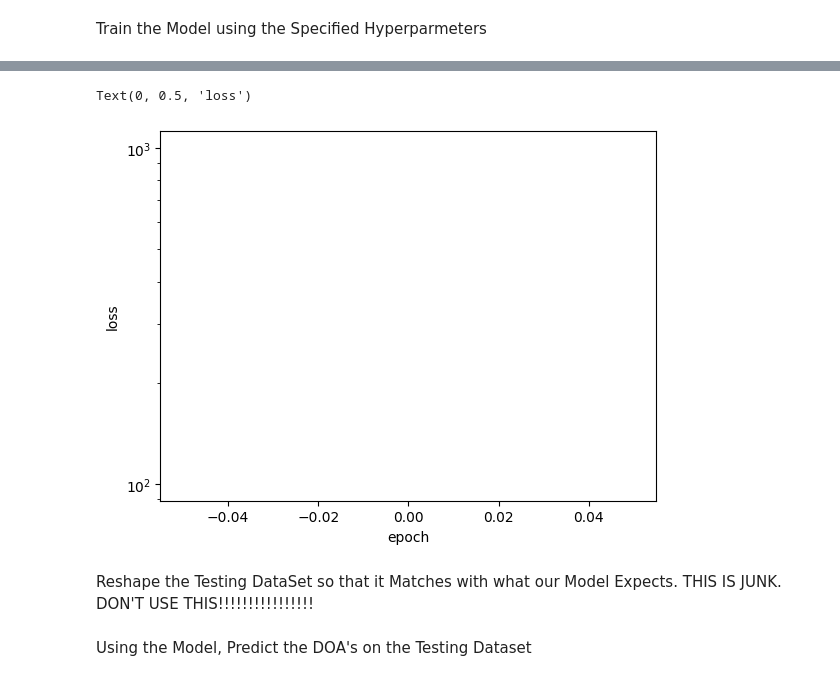
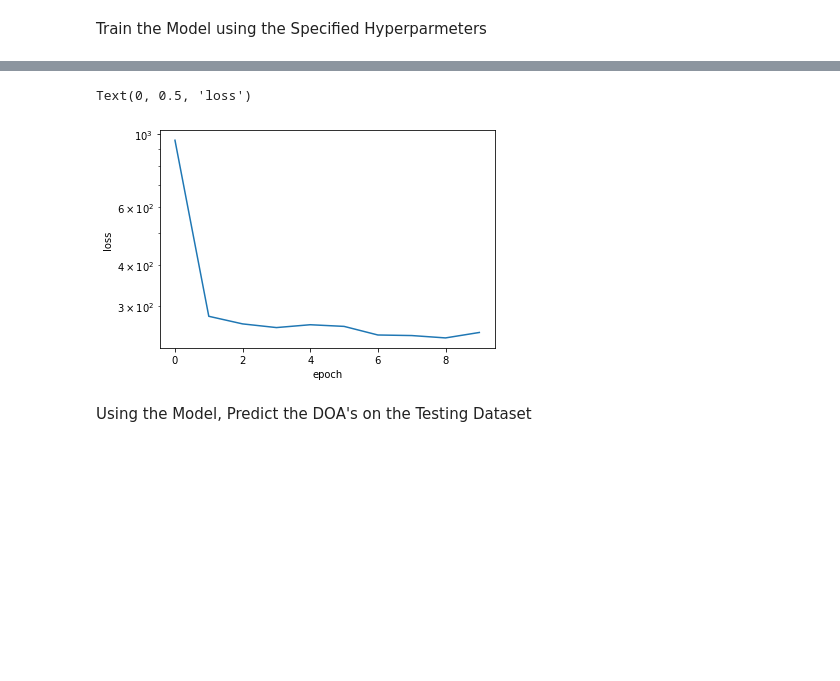
Before and after one commit to mbisbano1/MLDOA_ET, a Jupyter notebook: ML Code/SeniorDesignCode-Daniel.ipynb, the cells around one changed output, grey strips where cells are left out. Drawn from its saved outputs; the diff is of its cells as text; code cells hidden in the pictures; blank space fills up the shorter version.

```diff
--- a/ML Code/SeniorDesignCode-Daniel.ipynb
+++ b/ML Code/SeniorDesignCode-Daniel.ipynb
@@ -27,8 +27,8 @@ from keras.models import load_model
 Import the CSV Training and Testing Data Sets
 # %%
 # Import the csv's (IMPORTANT: You need at least 16 Gb of RAM to proceed)
-train=pd.read_csv(r'C:\Users\Daniel\OneDrive - University of Massachusetts Dartmouth\ECE457_Senior_Design_ECE5\CSV_Files\PortTraining_1404_002_FINAL.csv')
-test=pd.read_csv(r'C:\Users\Daniel\OneDrive - University of Massachusetts Dartmouth\ECE457_Senior_Design_ECE5\CSV_Files\StbdTesting_1404_002_FINAL.csv')
+train=pd.read_csv(r'C:\Users\rferr\University of Massachusetts Dartmouth\Michael R Bisbano - ECE457_Senior_Design\CSV_Files\PortTraining_1404_002_FINAL.csv')
+test=pd.read_csv(r'C:\Users\rferr\University of Massachusetts Dartmouth\Michael R Bisbano - ECE457_Senior_Design\CSV_Files\StbdTesting_1404_002_FINAL.csv')
 # %%
 train
 # %% [output]
@@ -228,7 +228,7 @@ targets=y_train_scale # time steps in the data (don't need)
 sequence_length=10 # window length
 sequence_stride=1# period between successive output sequences
 sampling_rate=1 # period between successive individual timesteps     within sequences
-batch_size=1 # number of time series samples in each batch
+batch_size=32 # number of time series samples in each batch
 shuffle=False #shuffle the data before making the windows
 seed=None # is related to shuffle
 start_index=None # is related to shuffle
@@ -322,19 +340,29 @@ Non-trainable params: 0
 _________________________________________________________________
 # %% [markdown]
 Train the Model using the Specified Hyperparmeters
+# %%
+def scheduler(epoch,lr):
+    if epoch>=1:
+        return lr
+    elif epoch>=2 | epoch<=4:
+        return lr/1.75
+    else:
+        return lr * tf.math.exp(-.6)
 # %%
 #Now it is time to train the model
-opt=tf.keras.optimizers.Adam(learning_rate=0.001)#,decay=1e-5)
-model.compile(loss='mse', optimizer=opt)
+opt=tf.keras.optimizers.Adam(learning_rate=.0001)#,decay=.97)
+model.compile(loss='mean_squared_error', optimizer=opt)#metrics=['mean_squared_error','binary_crossentropy'])
+
+callback = tf.keras.callbacks.LearningRateScheduler(scheduler)
 
 # Allow for early stopping so that the model does not overfit the training dataset
 es= EarlyStopping(monitor='loss', mode='min',verbose=1,patience=10)
 
-t0=time.time()
+#t0=time.time()
 #history= model.fit(inputs,steps_per_epoch=4000,epochs=200,verbose=1, callbacks=[es])
-history= model.fit(inputs)
-t1=time.time()
-print("The total run time to train was %.2f seconds"%(t1-t0))
+history= model.fit(inputs,steps_per_epoch=4000, epochs=10, batch_size=None,callbacks=[callback])
+#t1=time.time()
+#print("The total run time to train was %.2f seconds"%(t1-t0))
 
 # plot the loss function
 plt.figure()
@@ -346,4 +392,2 @@ The total run time to train was 627.12 seconds
 Text(0, 0.5, 'loss')
-[figure, old version]
+[figure, new version]
-# %% [markdown]
-Reshape the Testing DataSet so that it Matches with what our Model Expects. THIS IS JUNK. DON'T USE THIS!!!!!!!!!!!!!!!!
```
Also changed, not shown: parts of 16 cells of this notebook.
